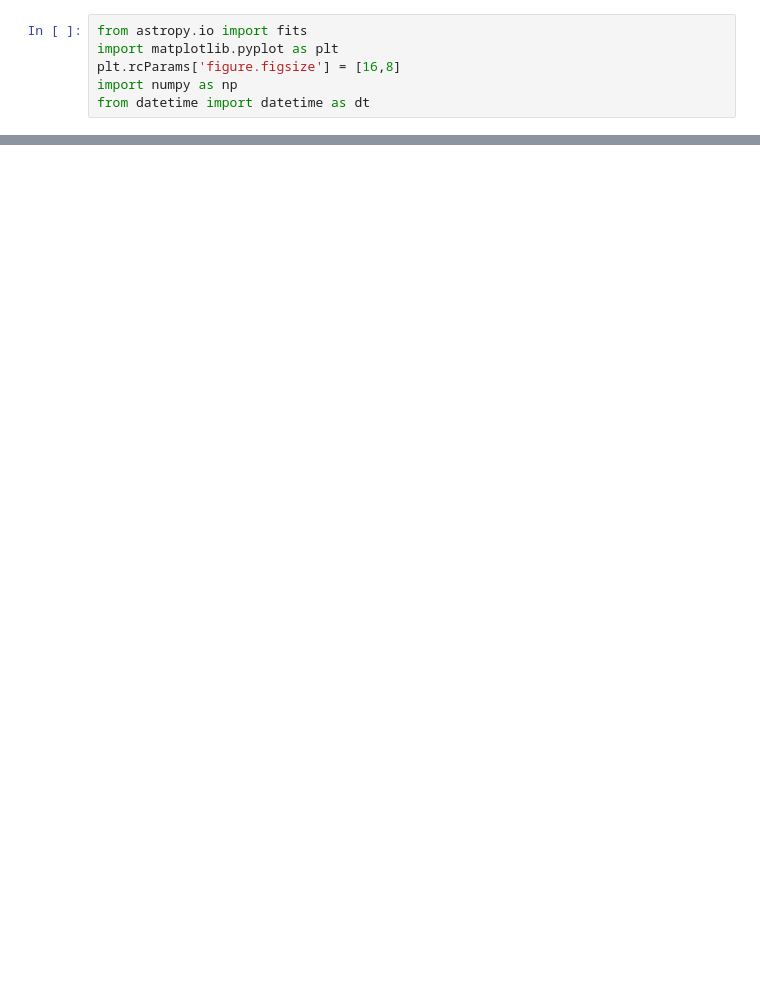
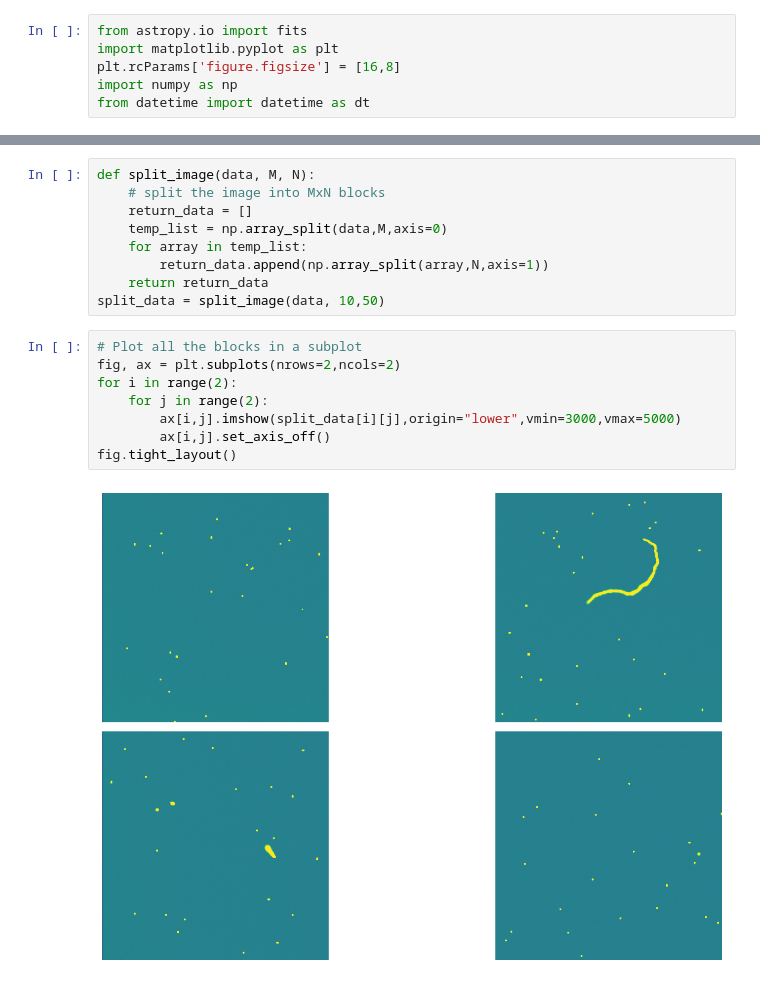
Before and after one commit to AsbjornPreuss/AppMLFinalProject, a Jupyter notebook: ReadingData.ipynb, the cells around one changed output, grey strips where cells are left out. Saved outputs shown, nothing was run; the diff lists cells and outputs as text; blank space fills up the shorter version.

```diff
--- a/ReadingData.ipynb
+++ b/ReadingData.ipynb
@@ -23,0 +19,19 @@ for i in range(104660,104665):
+# %%
+def split_image(data, M, N):
+    # split the image into MxN blocks
+    return_data = []
+    temp_list = np.array_split(data,M,axis=0)
+    for array in temp_list:
+        return_data.append(np.array_split(array,N,axis=1))
+    return return_data
+split_data = split_image(data, 10,50)
+# %%
+# Plot all the blocks in a subplot
+fig, ax = plt.subplots(nrows=2,ncols=2)
+for i in range(2):
+    for j in range(2):
+        ax[i,j].imshow(split_data[i][j],origin="lower",vmin=3000,vmax=5000)
+        ax[i,j].set_axis_off()
+fig.tight_layout()
+# %% [output]
+[figure, added]
```
Also changed, not shown: parts of 2 cells of this notebook.
